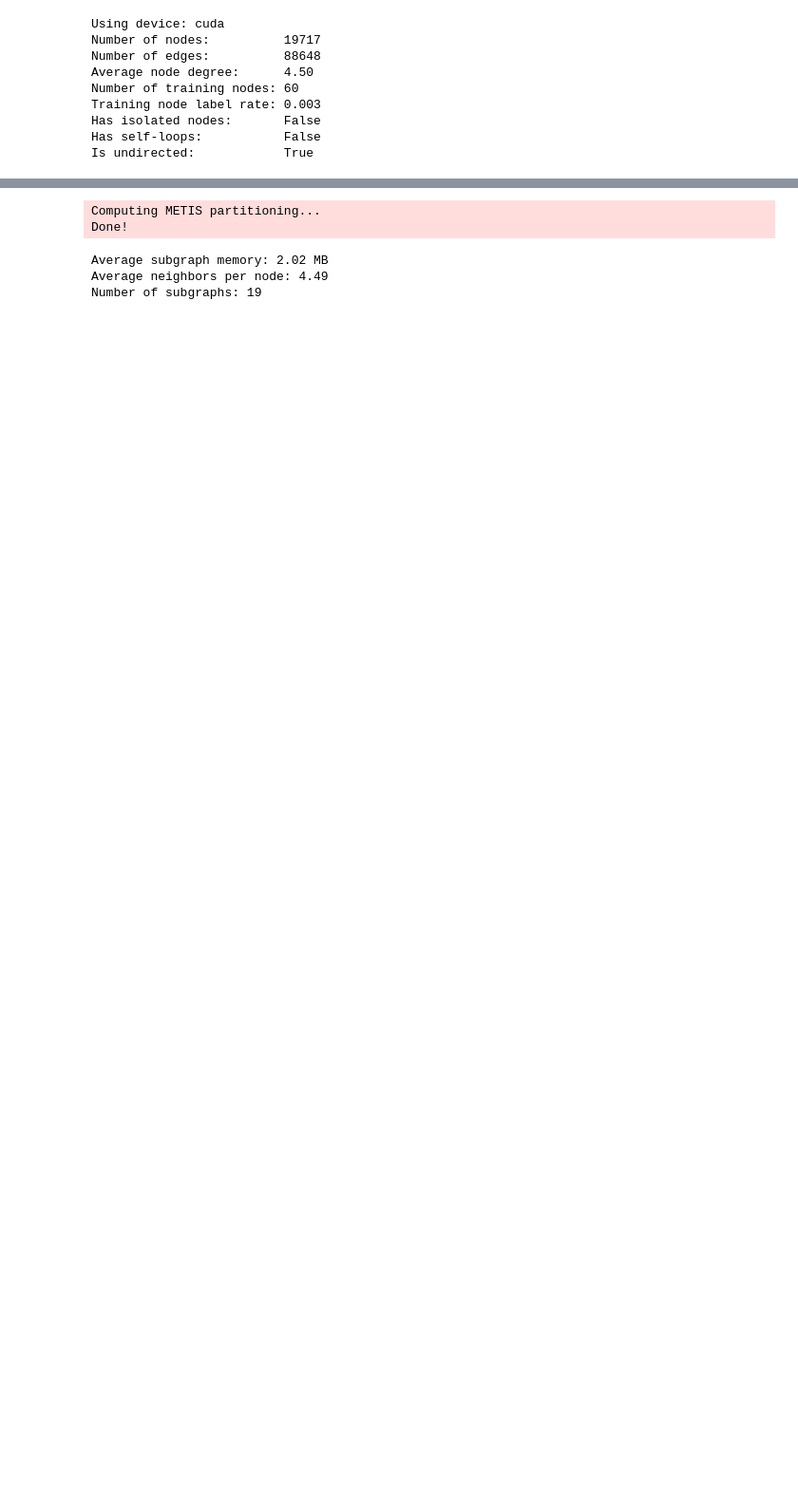
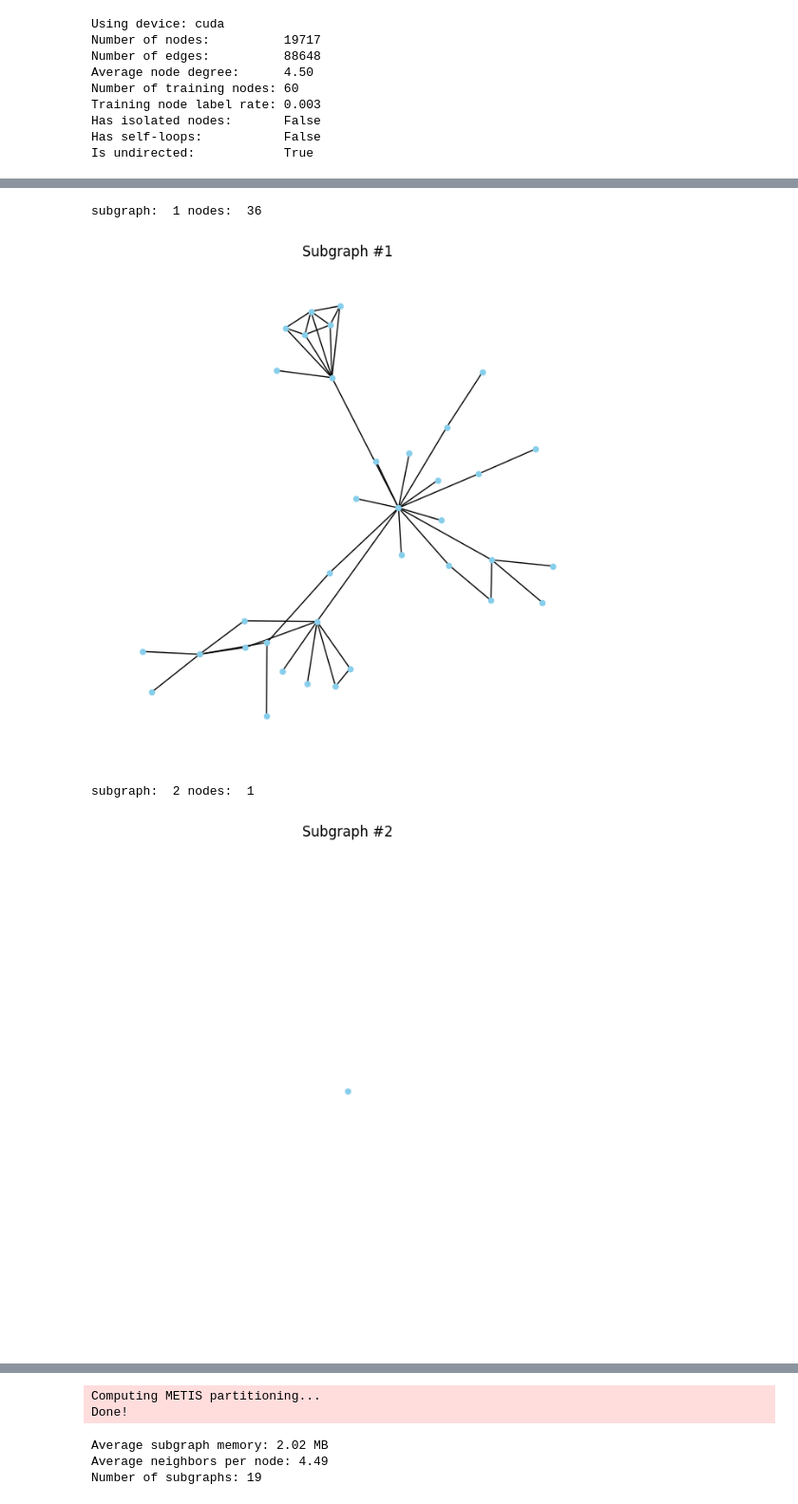
Before and after one commit to ghommidhWassim/GNN-variants, a Jupyter notebook: nodeFeatCorrGCN.ipynb, the cells around one changed output, grey strips where cells are left out. Shown at 95% size. Saved outputs shown, nothing was run; the diff lists cells and outputs as text; code cells hidden in the pictures; blank space fills up the shorter version.

```diff
--- a/nodeFeatCorrGCN.ipynb
+++ b/nodeFeatCorrGCN.ipynb
@@ -160,7 +300,7 @@ def compute_corr_matrix(features):
     corr_matrix = cosine_similarity(norm_features)
     return corr_matrix
 
-def select_least_correlated_nodes(nodes_idx, features_np, num_select):
+def select_least_correlated_nodes(nodes_idx, features_np, num_select,exclude_nodes):
     # nodes_idx: list of node indices (int) to consider neighbors for
     # features_np: numpy array of features of those nodes
     n = len(nodes_idx)
@@ -176,8 +316,11 @@ def select_least_correlated_nodes(nodes_idx, features_np, num_select):
 
         # select top-k least correlated neighbors (or all available)
         k = min(num_select, len(sorted_indices))
-        for idx in sorted_indices[:k]:
-            selected_indices.add(nodes_idx[idx])
+        for idx in sorted_indices:
+                    if nodes_idx[idx] not in exclude_nodes:
+                        selected_indices.add(nodes_idx[idx])
+                        if len(selected_indices) >= num_select:
+                            break
     return list(selected_indices)
 
 def custom_partition(data, num_neighbors=4, num_hops=2):
@@ -213,12 +356,15 @@ def custom_partition(data, num_neighbors=4, num_hops=2):
             feats = x_np[nodes_to_consider]
 
             # select least correlated neighbors among neighbors
-            selected_neighbors = select_least_correlated_nodes(neighbors, x_np[neighbors], num_neighbors)
-
+            exclude_nodes = used_nodes.union(selected_nodes)
+            selected_neighbors = select_least_correlated_nodes(
+                neighbors, x_np[neighbors], num_neighbors, exclude_nodes
+            )
             selected_nodes.update(selected_neighbors)
             current_hop_nodes = selected_neighbors
+            used_nodes.update(selected_nodes)
 
-        used_nodes.update(selected_nodes)
+        #used_nodes.update(selected_nodes)
 
         # Build subgraph with selected nodes
         sub_nodes = list(selected_nodes)
@@ -239,10 +385,16 @@ def custom_partition(data, num_neighbors=4, num_hops=2):
             **mask_sub
         )
         subgraphs.append(subgraph_data)
-
+        print("subgraph: ", len(subgraphs), "nodes: ", subgraph_data.num_nodes)
+        visualize_subgraph(x_sub, edge_index_sub, title=f"Subgraph #{len(subgraphs)}")
     return subgraphs
 # %%
-subgraphs = custom_partition(data, num_neighbors=300, num_hops=64)
+subgraphs = custom_partition(data, num_neighbors=8, num_hops=3)
 
 from torch_geometric.loader import DataLoader
-loader = DataLoader(subgraphs, batch_size=128, shuffle=True)
+#loader = DataLoader(subgraphs, batch_size=128, shuffle=True)
+# %% [output]
+subgraph:  1 nodes:  36
+[figure, added]
+subgraph:  2 nodes:  1
+[figure, added]
```
Also changed, not shown: parts of 5 cells of this notebook.
